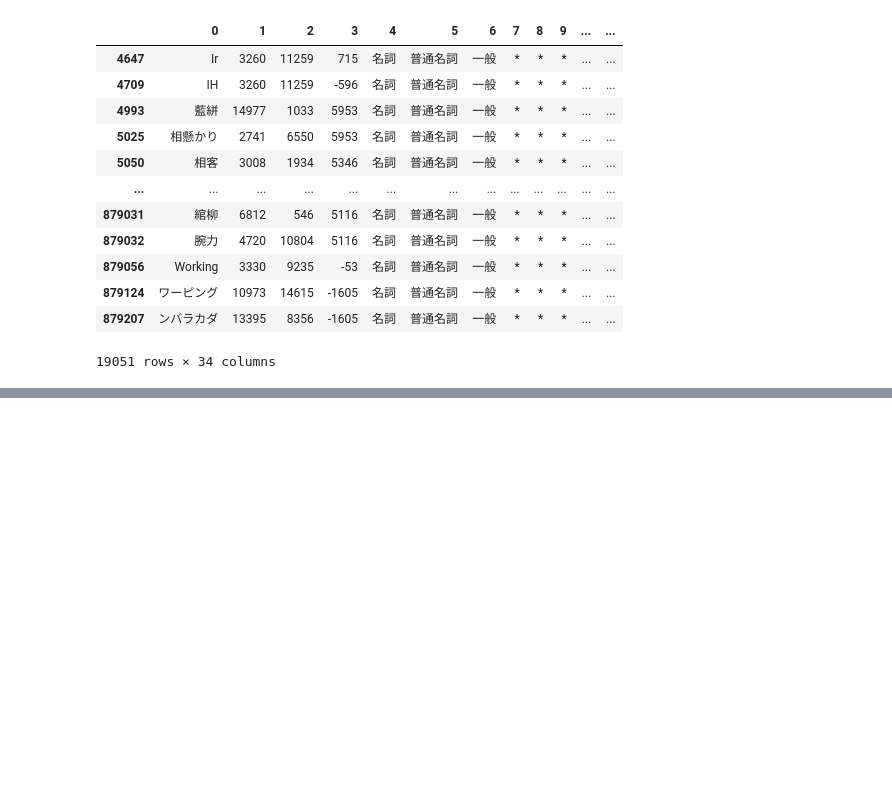
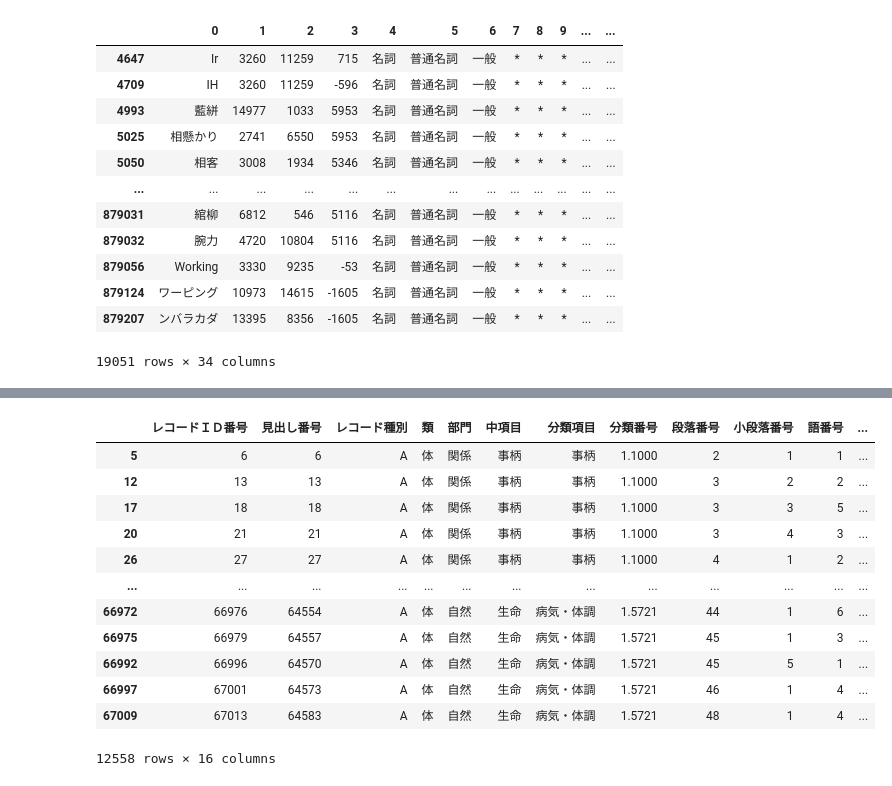
Before and after one commit to plumchloride/tango, a Jupyter notebook: filtering/tango_filter.ipynb, the cells around one changed output, grey strips where cells are left out. Cells and saved outputs as stored; diff of their text form; code cells hidden in the pictures; blank space fills up the shorter version.

```diff
--- a/filtering/tango_filter.ipynb
+++ b/filtering/tango_filter.ipynb
@@ -186,0 +192,5 @@ A_csv_set.to_csv(path_or_buf="./A_data.csv",encoding = "utf-8",header=False, ind
+# %%
+bunrui_fil["title_len"] = 3
+for index, row in bunrui_fil.iterrows():
+  num = len(row[13])
+  bunrui_fil["title_len"][index] = int(num)
@@ -186,0 +207,17 @@ A_csv_set.to_csv(path_or_buf="./A_data.csv",encoding = "utf-8",header=False, ind
+# %%
+bunrui_5_fil = bunrui_fil[bunrui_fil["title_len"]==5]
+bunrui_5_fil
+# %% [output]
+|  | レコードＩＤ番号 | 見出し番号 | レコード種別 | 類 | 部門 | 中項目 | 分類項目 | 分類番号 | 段落番号 | 小段落番号 | 語番号 | ... |
+| 5 | 6 | 6 | A | 体 | 関係 | 事柄 | 事柄 | 1.1000 | 2 | 1 | 1 | ... |
+| 12 | 13 | 13 | A | 体 | 関係 | 事柄 | 事柄 | 1.1000 | 3 | 2 | 2 | ... |
+| 17 | 18 | 18 | A | 体 | 関係 | 事柄 | 事柄 | 1.1000 | 3 | 3 | 5 | ... |
+| 20 | 21 | 21 | A | 体 | 関係 | 事柄 | 事柄 | 1.1000 | 3 | 4 | 3 | ... |
+| 26 | 27 | 27 | A | 体 | 関係 | 事柄 | 事柄 | 1.1000 | 4 | 1 | 2 | ... |
+| ... | ... | ... | ... | ... | ... | ... | ... | ... | ... | ... | ... | ... |
+| 66972 | 66976 | 64554 | A | 体 | 自然 | 生命 | 病気・体調 | 1.5721 | 44 | 1 | 6 | ... |
+| 66975 | 66979 | 64557 | A | 体 | 自然 | 生命 | 病気・体調 | 1.5721 | 45 | 1 | 3 | ... |
+| 66992 | 66996 | 64570 | A | 体 | 自然 | 生命 | 病気・体調 | 1.5721 | 45 | 5 | 1 | ... |
+| 66997 | 67001 | 64573 | A | 体 | 自然 | 生命 | 病気・体調 | 1.5721 | 46 | 1 | 4 | ... |
+| 67009 | 67013 | 64583 | A | 体 | 自然 | 生命 | 病気・体調 | 1.5721 | 48 | 1 | 4 | ... |
+12558 rows × 16 columns
```
Also changed, not shown: parts of 14 cells of this notebook, 9 other files.
